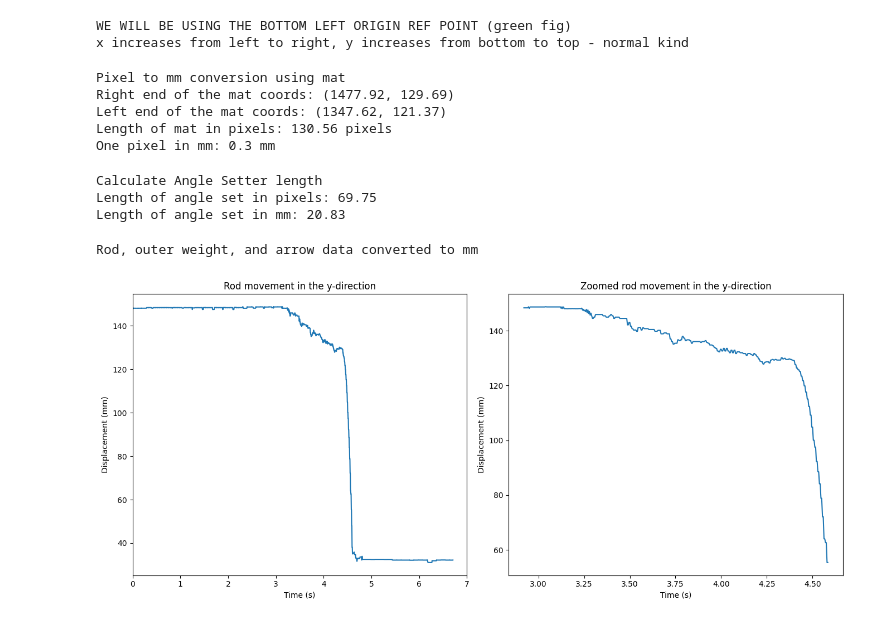
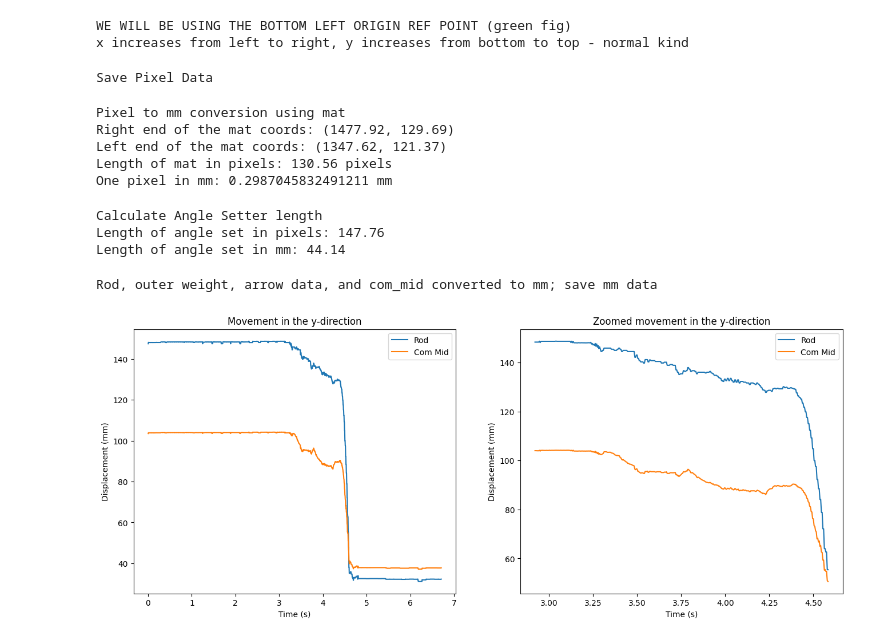
Before and after one commit to pran872/PDW, a Jupyter notebook: analyse_data.ipynb, the cells around one changed output. Cells and saved outputs as stored; diff of their text form; code cells hidden in the pictures.

Commit message:
[IMP] Added new COM and fixed KE PE graphs

```diff
--- a/analyse_data.ipynb
+++ b/analyse_data.ipynb
@@ -8,7 +9,7 @@ warnings.filterwarnings("ignore")
 # %%
 print('Calibrating corner points')
 
-filename = "/Users/pranathipoojary/Downloads/12_38_1_digitisation/12_38_1_corner_data_xypts.csv"
+filename = "12_38_1_digitisation/12_38_1_corner_data_xypts.csv"
 df = pd.read_csv(filename)
 df.fillna(method='ffill', inplace=True)
 print("Number of frames:", len(df))
@@ -56,7 +57,6 @@ df.fillna(method='ffill', inplace=True)
 filename_angle = "12_38_1_digitisation/12_38_1_angle_setter_data_xypts.csv"
 df_angle = pd.read_csv(filename_angle)
 df_angle.fillna(method='ffill', inplace=True)
-df_angle.fillna(0, inplace=True)
 
 filename_mat = "12_38_1_digitisation/12_38_1_rod_mat2_data_xypts.csv"
 df_mat = pd.read_csv(filename_mat)
@@ -69,6 +69,8 @@ data = {
     'ow_y': df['pt2_cam1_Y'],
     'arrow_x': df['pt3_cam1_X'],
     'arrow_y': df['pt3_cam1_Y'],
+    'com_mid_x': (df['pt1_cam1_X']+df['pt2_cam1_X'])/2,
+    'com_mid_y': (df['pt1_cam1_Y']+df['pt2_cam1_Y'])/2
 }
 c_data = {
     'mat_right_x': df_mat['pt2_cam1_X'],
@@ -153,15 +155,18 @@ Investigating different reference axes
 WE WILL BE USING THE BOTTOM LEFT ORIGIN REF POINT (green fig)
 x increases from left to right, y increases from bottom to top - normal kind
 # %%
-no_frames = c_data['no_of_frames']
-save_data = data | c_data
+print('Save Pixel Data')
+# no_frames = c_data['no_of_frames']
+# save_data = data | c_data
 
-for key, value in save_data.items():
-    if isinstance(value, (int, float)):
-        save_data[key] = [value]*no_frames
+# for key, value in save_data.items():
+#     if isinstance(value, (int, float)):
+#         save_data[key] = [value]*no_frames
 
-save_df = pd.DataFrame(save_data)
-save_df.to_csv("pixel_data_correct_ref.csv", index=False)
+# save_df = pd.DataFrame(save_data)
+# save_df.to_csv("12_38_1_digitisation/pixel_data_correct_ref.csv", index=False)
+# %% [output]
+Save Pixel Data
 # %%
 print('Pixel to mm conversion using mat')
 right_end_X = c_data['mat_right_x'].mean().item()
@@ -175,13 +180,13 @@ c_data['one_pix_in_mm'] = c_data['len_mat_mm']/c_data['len_mat_pix']
 print("Right end of the mat coords:", (round(right_end_X, 2), round(right_end_Y, 2)))
 print("Left end of the mat coords:", (round(left_end_X, 2), round(left_end_Y, 2)))
 print("Length of mat in pixels:", round(c_data['len_mat_pix'], 2), "pixels")
-print("One pixel in mm:", round(c_data['one_pix_in_mm'], 2), "mm")
+print("One pixel in mm:", c_data['one_pix_in_mm'], "mm")
 # %% [output]
 Pixel to mm conversion using mat
 Right end of the mat coords: (1477.92, 129.69)
 Left end of the mat coords: (1347.62, 121.37)
 Length of mat in pixels: 130.56 pixels
-One pixel in mm: 0.3 mm
+One pixel in mm: 0.2987045832491211 mm
 # %%
 print('Calculate Angle Setter length')
 angle_set_top_X = c_data['angle_set_top_x'].mean().item()
@@ -195,31 +200,33 @@ print(f"Length of angle set in pixels: {round(c_data['len_angle_set_pix'], 2)}")
 print(f"Length of angle set in mm: {round(c_data['len_angle_set_mm'], 2)}")
 # %% [output]
 Calculate Angle Setter length
-Length of angle set in pixels: 69.75
-Length of angle set in mm: 20.83
+Length of angle set in pixels: 147.76
+Length of angle set in mm: 44.14
 # %%
-print('Rod, outer weight, and arrow data converted to mm')
+print('Rod, outer weight, arrow data, and com_mid converted to mm; save mm data')
 data_mm = {}
 for key, _ in data.items():
     data_mm[key] = data[key]*c_data['one_pix_in_mm']
 
-save_df = pd.DataFrame(data_mm)
-save_df.to_csv("mm_data_correct_ref.csv", index=False)
+# save_df = pd.DataFrame(data_mm)
+# save_df.to_csv("12_38_1_digitisation/mm_data_correct_ref.csv", index=False)
 # %% [output]
-Rod, outer weight, and arrow data converted to mm
+Rod, outer weight, arrow data, and com_mid converted to mm; save mm data
 # %%
 fig, axs = plt.subplots(1, 2, figsize=(16, 6))
-axs[0].plot(c_data['time'], data_mm['rod_y'])
-axs[1].plot(c_data['time'][700:1100], data_mm['rod_y'][700:1100])
+axs[0].plot(c_data['time'], data_mm['rod_y'], label='Rod')
+axs[0].plot(c_data['time'], data_mm['com_mid_y'], label='Com Mid')
+axs[1].plot(c_data['time'][700:1100], data_mm['rod_y'][700:1100], label='Rod')
+axs[1].plot(c_data['time'][700:1100], data_mm['com_mid_y'][700:1100], label='Com Mid')
 
-axs[0].set_xlim([0, 7])
-axs[0].set_title('Rod movement in the y-direction')
-axs[1].set_title('Zoomed rod movement in the y-direction')
+axs[0].set_title('Movement in the y-direction')
+axs[0].legend()
+axs[1].set_title('Zoomed movement in the y-direction')
+axs[1].legend()
 for ax in axs:
     ax.set_xlabel('Time (s)')
     ax.set_ylabel('Displacement (mm)')
 
-plt.tight_layout(rect=[0, 0, 0.85, 1])
 plt.show()
 # %% [output]
-[figure, old version]
+[figure, new version]
```
Also changed, not shown: parts of 5 cells of this notebook.
